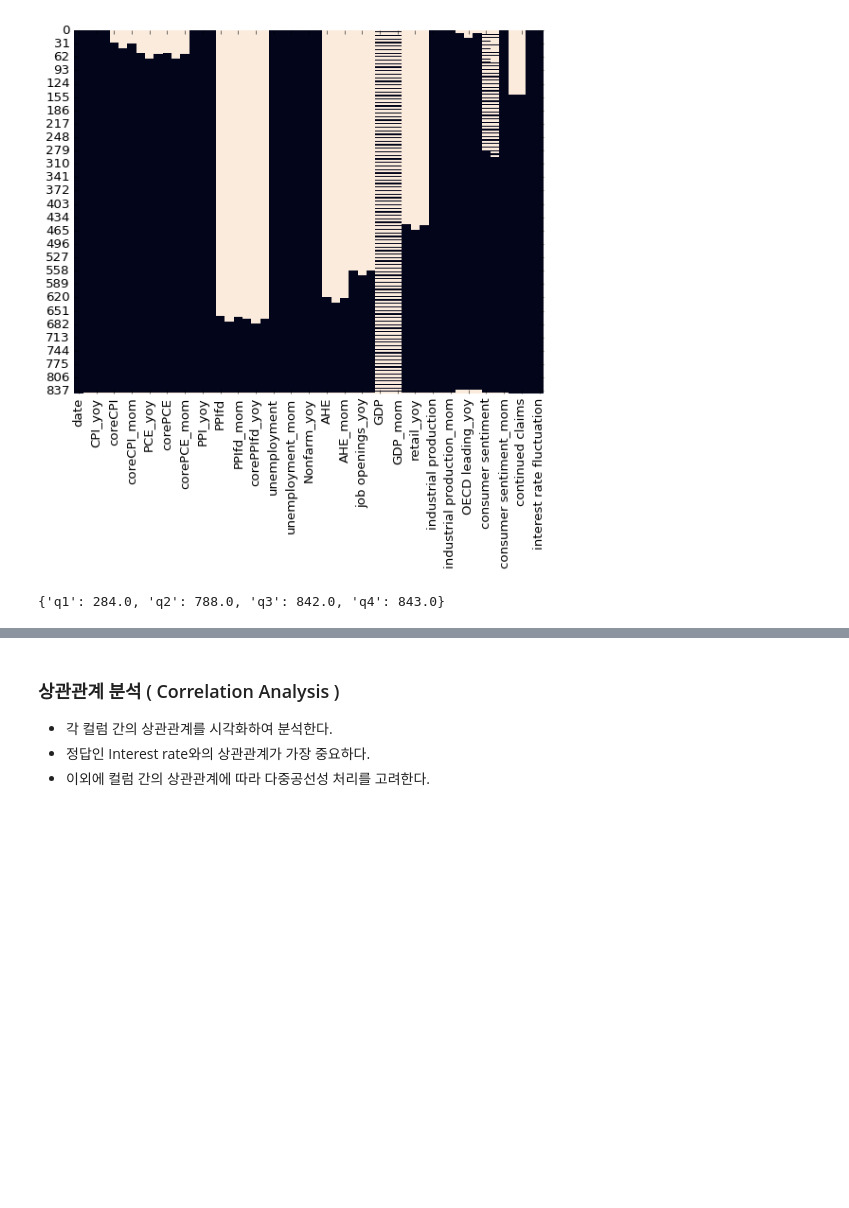
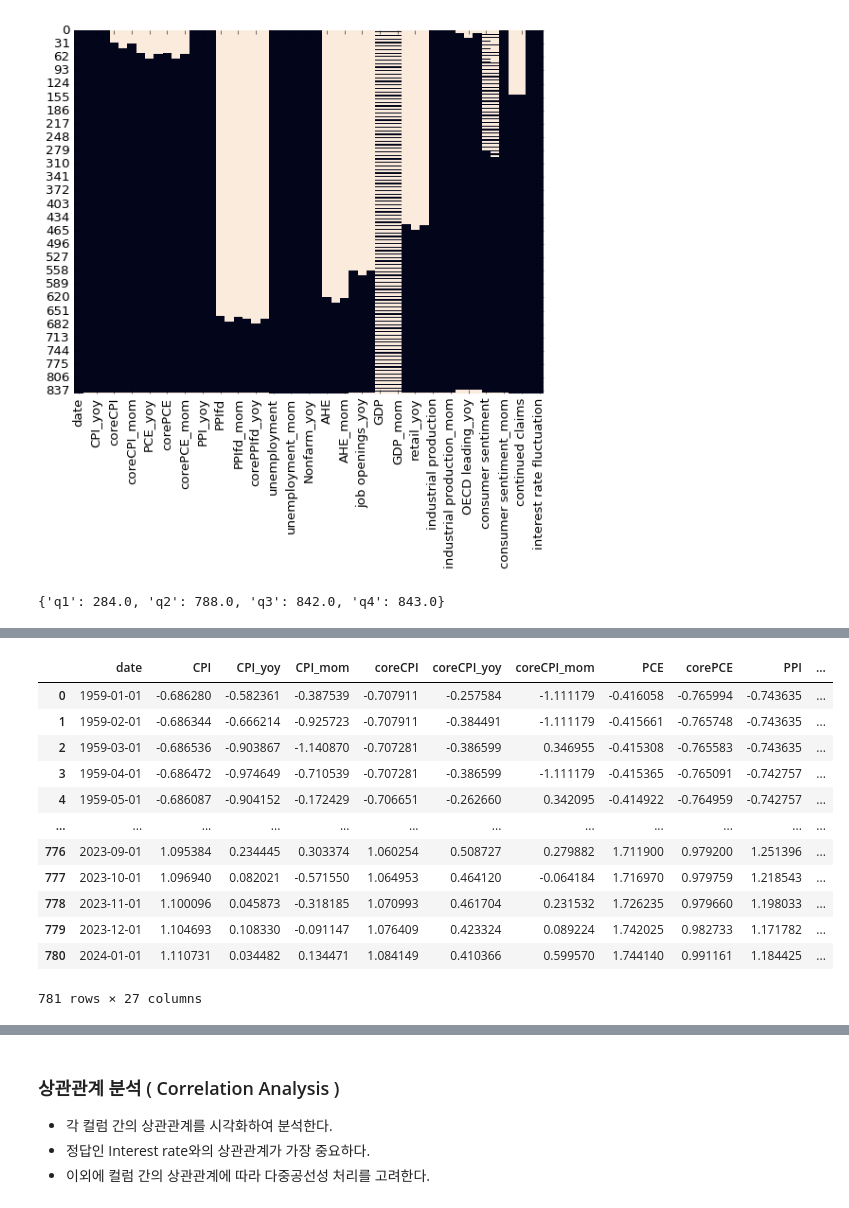
Before and after one commit to catree42/US-Economy-EDA-and-Federal-Rate-Prediction, a Jupyter notebook: DataPreprocessing.ipynb, the cells around one changed output, grey strips where cells are left out. Drawn from its saved outputs; the diff is of its cells as text; code cells hidden in the pictures; blank space fills up the shorter version.

```diff
--- a/DataPreprocessing.ipynb
+++ b/DataPreprocessing.ipynb
@@ -326,0 +391,21 @@ for z in imputed_df_dic.items():
+# %%
+from sklearn.preprocessing import RobustScaler
+
+scaler = RobustScaler()
+test_df = pd.read_csv('dataframes/imputed_df_q2.csv')
+test_df.loc[:,(test_df.columns!='date') & (test_df.columns!='interest rate') &(test_df.columns!='interest rate fluctuation')] = scaler.fit_transform(test_df.loc[:,(test_df.columns!='date') & (test_df.columns!='interest rate') &(test_df.columns!='interest rate fluctuation')])
+test_df
+# %% [output]
+|  | date | CPI | CPI_yoy | CPI_mom | coreCPI | coreCPI_yoy | coreCPI_mom | PCE | corePCE | PPI | ... |
+| 0 | 1959-01-01 | -0.686280 | -0.582361 | -0.387539 | -0.707911 | -0.257584 | -1.111179 | -0.416058 | -0.765994 | -0.743635 | ... |
+| 1 | 1959-02-01 | -0.686344 | -0.666214 | -0.925723 | -0.707911 | -0.384491 | -1.111179 | -0.415661 | -0.765748 | -0.743635 | ... |
+| 2 | 1959-03-01 | -0.686536 | -0.903867 | -1.140870 | -0.707281 | -0.386599 | 0.346955 | -0.415308 | -0.765583 | -0.743635 | ... |
+| 3 | 1959-04-01 | -0.686472 | -0.974649 | -0.710539 | -0.707281 | -0.386599 | -1.111179 | -0.415365 | -0.765091 | -0.742757 | ... |
+| 4 | 1959-05-01 | -0.686087 | -0.904152 | -0.172429 | -0.706651 | -0.262660 | 0.342095 | -0.414922 | -0.764959 | -0.742757 | ... |
+| ... | ... | ... | ... | ... | ... | ... | ... | ... | ... | ... | ... |
+| 776 | 2023-09-01 | 1.095384 | 0.234445 | 0.303374 | 1.060254 | 0.508727 | 0.279882 | 1.711900 | 0.979200 | 1.251396 | ... |
+| 777 | 2023-10-01 | 1.096940 | 0.082021 | -0.571550 | 1.064953 | 0.464120 | -0.064184 | 1.716970 | 0.979759 | 1.218543 | ... |
+| 778 | 2023-11-01 | 1.100096 | 0.045873 | -0.318185 | 1.070993 | 0.461704 | 0.231532 | 1.726235 | 0.979660 | 1.198033 | ... |
+| 779 | 2023-12-01 | 1.104693 | 0.108330 | -0.091147 | 1.076409 | 0.423324 | 0.089224 | 1.742025 | 0.982733 | 1.171782 | ... |
+| 780 | 2024-01-01 | 1.110731 | 0.034482 | 0.134471 | 1.084149 | 0.410366 | 0.599570 | 1.744140 | 0.991161 | 1.184425 | ... |
+781 rows × 27 columns
```
Also changed, not shown: parts of 14 cells of this notebook, 5 other files.
